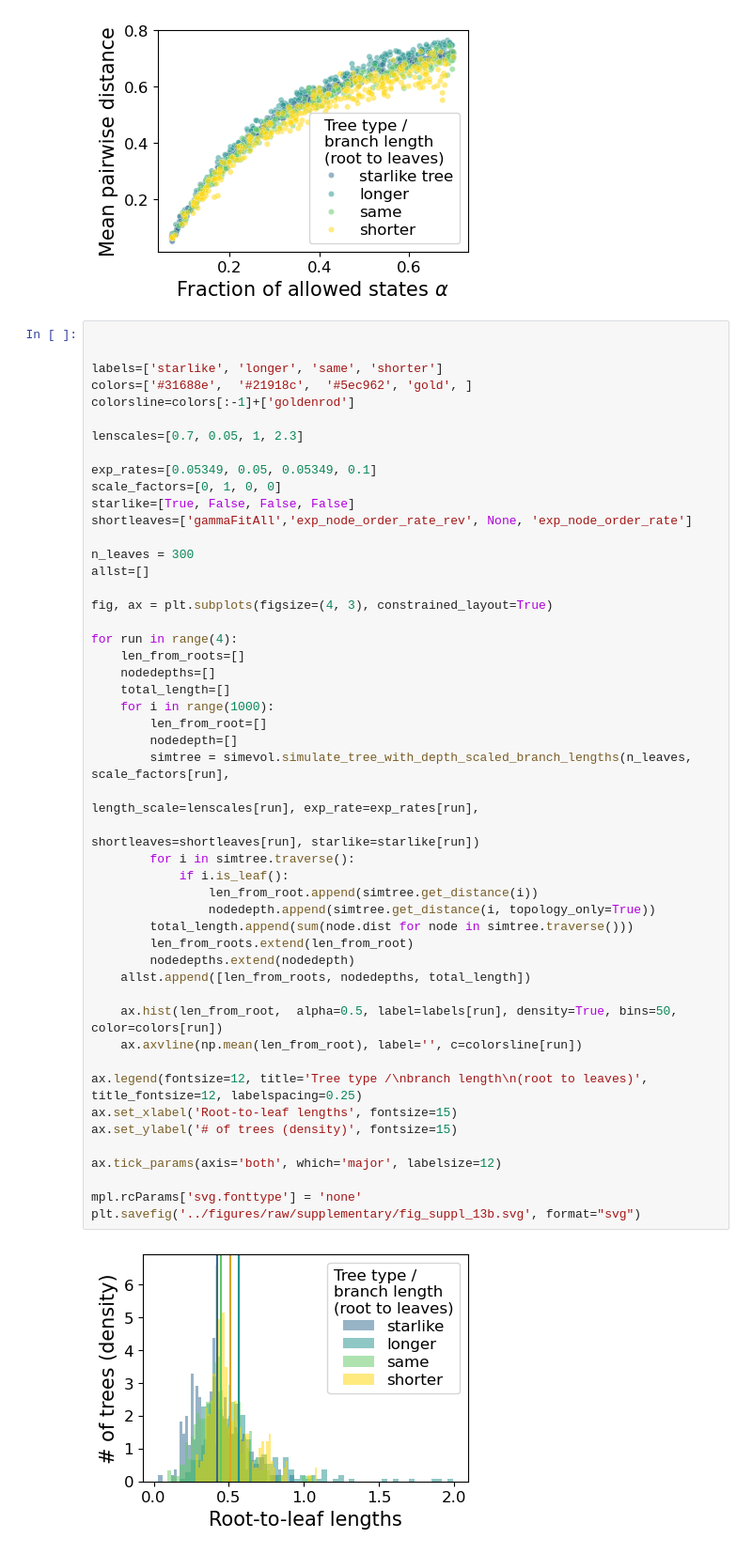
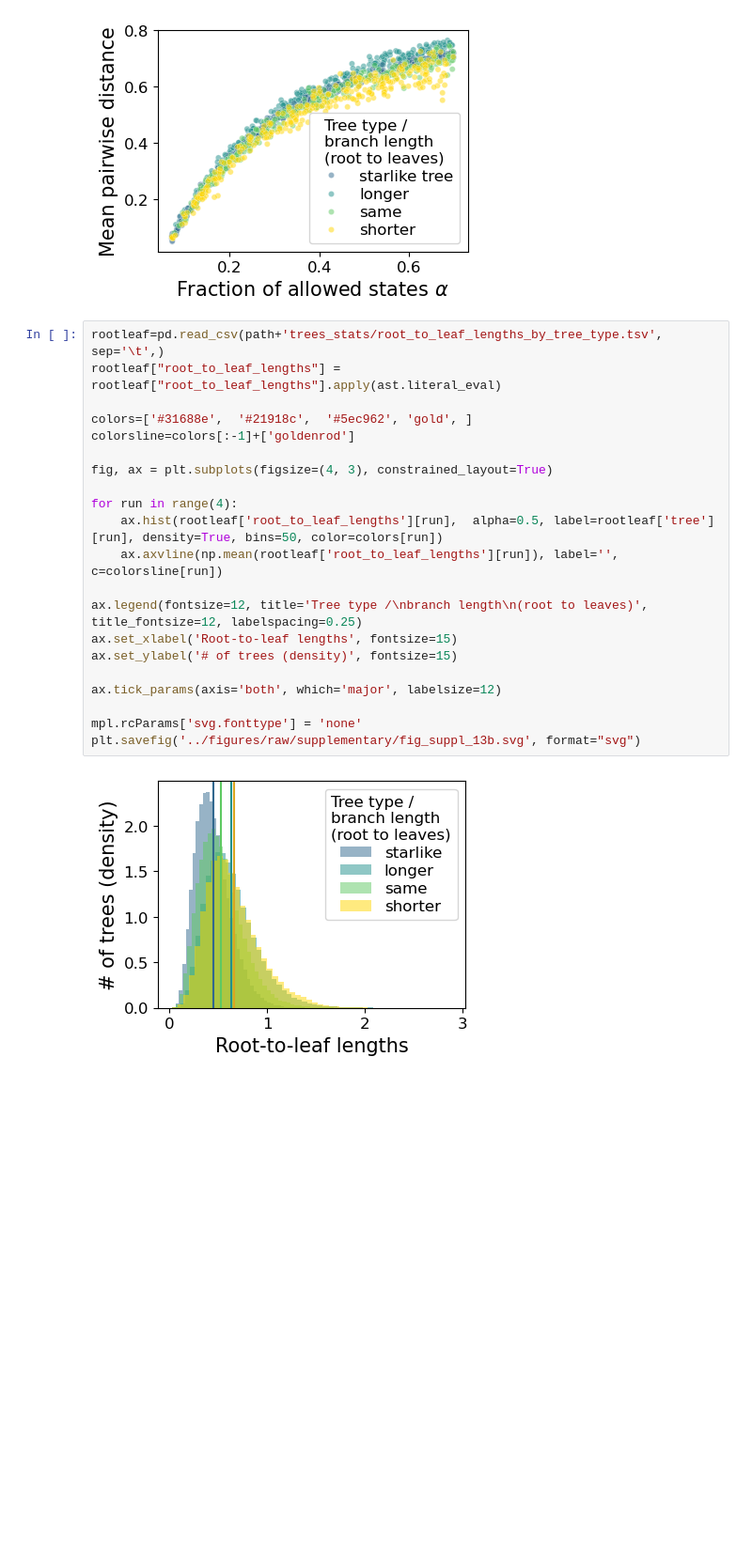
Before and after one commit to oist/sequence-space-dimension, a Jupyter notebook: notebooks/main_datasets_analysis.ipynb, the cells around one changed output. Shown at 94% size. Saved outputs shown, nothing was run; the diff lists cells and outputs as text; blank space fills up the shorter version.

Commit message:
update root-to-leaf distributions for simulated trees

```diff
--- a/notebooks/main_datasets_analysis.ipynb
+++ b/notebooks/main_datasets_analysis.ipynb
@@ -850,53 +851,25 @@ plt.savefig('../figures/raw/supplementary/fig_suppl_13c.svg', format="svg")
 # %% [output]
 [figure]
 # %%
+rootleaf=pd.read_csv(path+'trees_stats/root_to_leaf_lengths_by_tree_type.tsv', sep='\t',)
+rootleaf["root_to_leaf_lengths"] = rootleaf["root_to_leaf_lengths"].apply(ast.literal_eval)
 
-
-labels=['starlike', 'longer', 'same', 'shorter']
 colors=['#31688e',  '#21918c',  '#5ec962', 'gold', ]
 colorsline=colors[:-1]+['goldenrod']
-
-lenscales=[0.7, 0.05, 1, 2.3]
-
-exp_rates=[0.05349, 0.05, 0.05349, 0.1]
-scale_factors=[0, 1, 0, 0]
-starlike=[True, False, False, False]
-shortleaves=['gammaFitAll','exp_node_order_rate_rev', None, 'exp_node_order_rate']
-
-n_leaves = 300
-allst=[]
 
 fig, ax = plt.subplots(figsize=(4, 3), constrained_layout=True)
 
 for run in range(4):
-    len_from_roots=[]
-    nodedepths=[]
-    total_length=[]
-    for i in range(1000):
-        len_from_root=[]
-        nodedepth=[]
-        simtree = simevol.simulate_tree_with_depth_scaled_branch_lengths(n_leaves, scale_factors[run],
-                                                                 length_scale=lenscales[run], exp_rate=exp_rates[run],
-                                                                 shortleaves=shortleaves[run], starlike=starlike[run])
-        for i in simtree.traverse():
-            if i.is_leaf():
-                len_from_root.append(simtree.get_distance(i))
-                nodedepth.append(simtree.get_distance(i, topology_only=True))
-        total_length.append(sum(node.dist for node in simtree.traverse()))
-        len_from_roots.extend(len_from_root)
-        nodedepths.extend(nodedepth)
-    allst.append([len_from_roots, nodedepths, total_length])
-
-    ax.hist(len_from_root,  alpha=0.5, label=labels[run], density=True, bins=50, color=colors[run])
-    ax.axvline(np.mean(len_from_root), label='', c=colorsline[run])
+    ax.hist(rootleaf['root_to_leaf_lengths'][run],  alpha=0.5, label=rootleaf['tree'][run], density=True, bins=50, color=colors[run])
+    ax.axvline(np.mean(rootleaf['root_to_leaf_lengths'][run]), label='', c=colorsline[run])
 
 ax.legend(fontsize=12, title='Tree type /\nbranch length\n(root to leaves)', title_fontsize=12, labelspacing=0.25)
 ax.set_xlabel('Root-to-leaf lengths', fontsize=15)
 ax.set_ylabel('# of trees (density)', fontsize=15)
 
 ax.tick_params(axis='both', which='major', labelsize=12)
 
 mpl.rcParams['svg.fonttype'] = 'none'
 plt.savefig('../figures/raw/supplementary/fig_suppl_13b.svg', format="svg")
 # %% [output]
-[figure, old version]
+[figure, new version]
```
Also changed, not shown: parts of 2 cells of this notebook, 6 other files.
